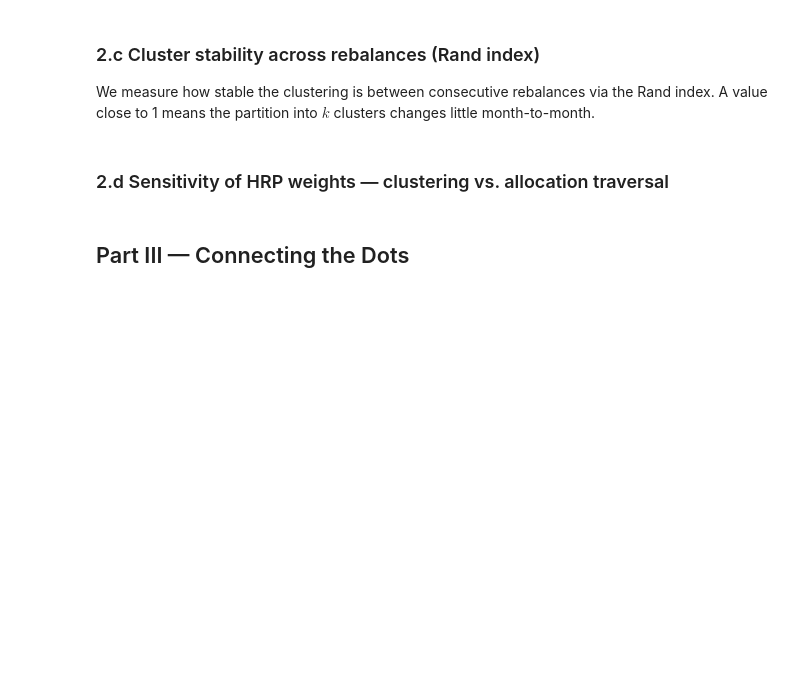
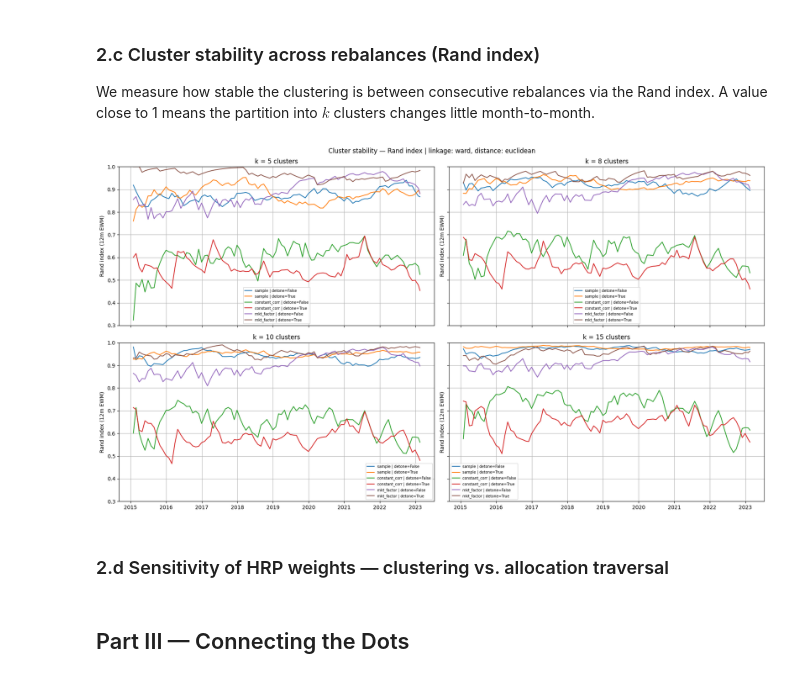
Before and after one commit to GabrielDelhay/FinEng_group6_2, a Jupyter notebook: assignment5_BS/ex4b_notebook.ipynb, the cells around one changed output. Cells and saved outputs as stored; diff of their text form; code cells hidden in the pictures; blank space fills up the shorter version.

```diff
--- a/assignment5_BS/ex4b_notebook.ipynb
+++ b/assignment5_BS/ex4b_notebook.ipynb
@@ -329,30 +337,90 @@ We measure how stable the clustering is between consecutive rebalances via the R
 # %%
 LINKAGE_METHOD = "ward"
 DIST_METRIC = "euclidean"
 N_CLUSTERS_GRID = [5, 8, 10, 15]
 N_CLUSTERS_FOCUS = 10
 COV_KEYS = ["sample", "constant_corr", "mkt_factor"]
 DETONE_KEYS = [False, True]
 
 
 linkages = {(c, d): {} for c in COV_KEYS for d in DETONE_KEYS}
 clusters = {
     (c, d, k): {} for c in COV_KEYS for d in DETONE_KEYS for k in N_CLUSTERS_GRID
 }
 
 for reb in all_dates:
     for cov_key in COV_KEYS:
         cov = covariances[reb][cov_key]
         for detone_flag in DETONE_KEYS:
-            link = None  # !!! COMPLETE AS APPROPRIATE !!!
+            corr = covariance_to_correlation(cov.values)    #covariance correlation
+            if detone_flag:
+                corr = detone(corr, components_num=1)       #detoning
+
+            dist = correlation_to_hrp_distance(corr)
+            dist_df = pd.DataFrame(dist, index=cov.index, columns=cov.columns)
+
+            link = hierarchical_clustering(                 #linkage matrix
+                dist_df,
+                linkage_method=LINKAGE_METHOD,
+                distance_metric=DIST_METRIC,
+            )
             linkages[(cov_key, detone_flag)][reb] = link
             for n_clusters in N_CLUSTERS_GRID:
                 clusters[(cov_key, detone_flag, n_clusters)][reb] = pd.Series(
                     sch.cut_tree(link.values, n_clusters=n_clusters).flatten(),
                     index=cov.index,
                 )
 
-# !!! COMPLETE AS APPROPRIATE !!!
+rand_indices = {
+    (c, d, k): {} for c in COV_KEYS for d in DETONE_KEYS for k in N_CLUSTERS_GRID
+}
+
+for cov_key in COV_KEYS:
+    for detone_flag in DETONE_KEYS:
+        for n_clusters in N_CLUSTERS_GRID:
+            cluster_series = clusters[(cov_key, detone_flag, n_clusters)]
+            dates = sorted(cluster_series.keys())
+            for t_prev, t_curr in zip(dates[:-1], dates[1:]):
+                labels_prev = cluster_series[t_prev]
+                labels_curr = cluster_series[t_curr]
+                # compute for assets that are the same for both dates universe could change)
+                common = labels_prev.index.intersection(labels_curr.index)
+                rand_indices[(cov_key, detone_flag, n_clusters)][t_curr] = rand_score(
+                    labels_prev.loc[common],
+                    labels_curr.loc[common],
+                )
+
+# Convert into Series and smooth with EWM to 12 monthly observations
+rand_index_ewm = {
+    key: pd.Series(vals).ewm(span=12).mean()
+    for key, vals in rand_indices.items()
+}
+
+# Plot the 12m EWM smoothed Rand index time series
+# One subplot per number of clusters, one line per (cov_key, detone_flag) combination
+fig, axes = plt.subplots(2, 2, figsize=(18, 10), sharex=True, sharey=True)
+
+for ax, n_clusters in zip(axes.flatten(), N_CLUSTERS_GRID):
+    for cov_key in COV_KEYS:
+        for detone_flag in DETONE_KEYS:
+            series = rand_index_ewm[(cov_key, detone_flag, n_clusters)]
+            label = f"{cov_key} | detone={detone_flag}"
+            ax.plot(series.index, series.values, label=label)
+
+    ax.set_title(f"k = {n_clusters} clusters")
+    ax.set_ylabel("Rand index (12m EWM)")
+    ax.set_ylim(0.3, 1)
+    ax.legend(fontsize=7)
+    ax.grid(True)
+
+fig.suptitle(
+    f"Cluster stability — Rand index | linkage: {LINKAGE_METHOD}, distance: {DIST_METRIC}",
+    fontsize=12,
+)
+plt.tight_layout()
+plt.show()
+# %% [output]
+[figure, added]
 # %% [markdown]
 ### 2.d Sensitivity of HRP weights — clustering vs. allocation traversal
 # %%
```
Also changed, not shown: parts of 1 cell of this notebook, 1 other file.
